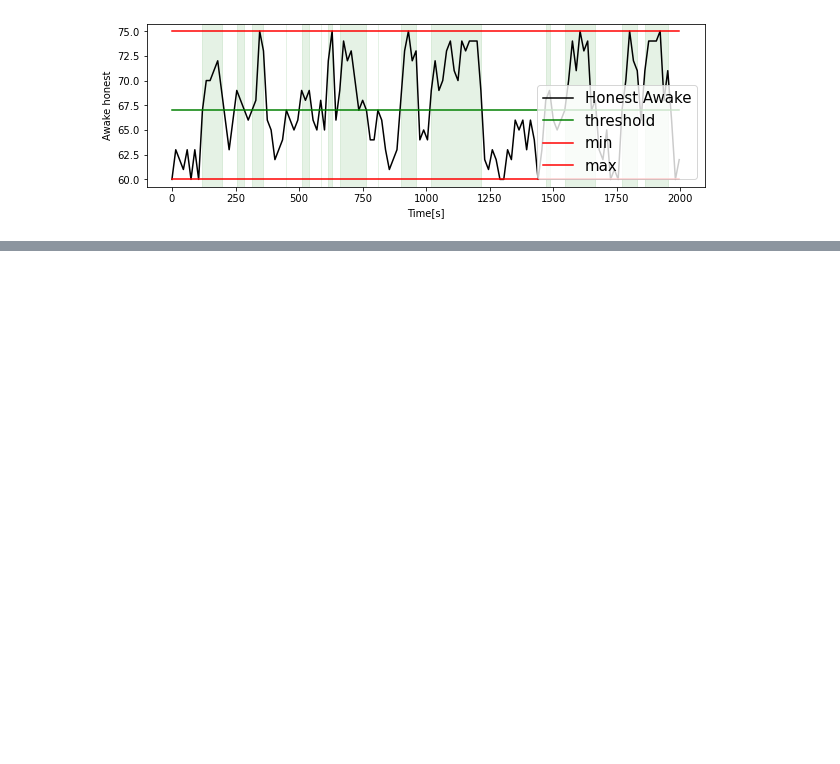
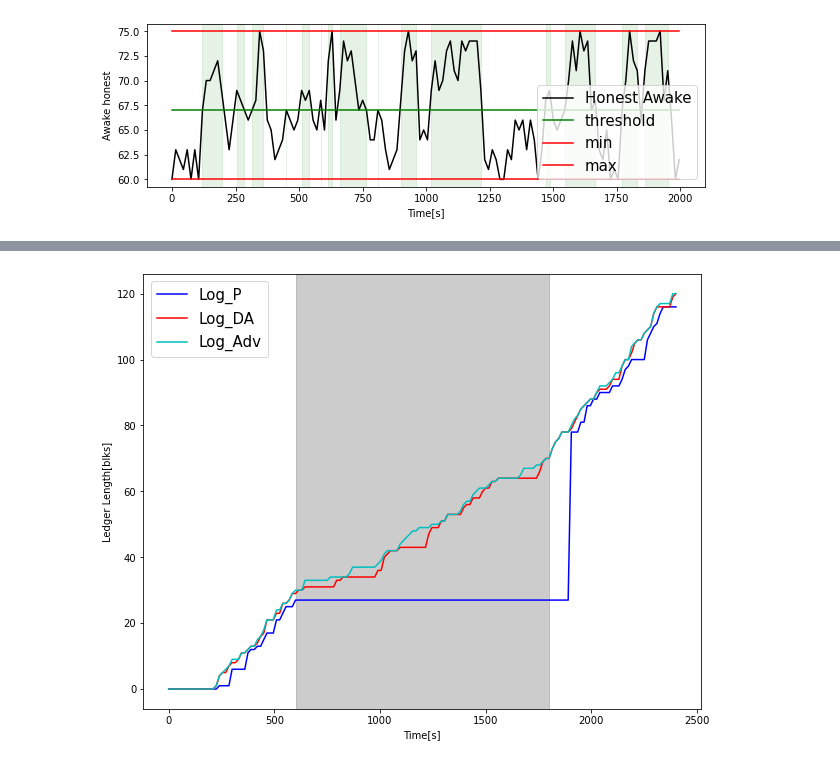
Before and after one commit to yajurahuja/ebbflow, a Jupyter notebook: plots/plots.ipynb, the cells around one changed output, grey strips where cells are left out. Saved outputs shown, nothing was run; the diff lists cells and outputs as text; code cells hidden in the pictures; blank space fills up the shorter version.

```diff
--- a/plots/plots.ipynb
+++ b/plots/plots.ipynb
@@ -96,0 +119,24 @@ No artists with labels found to put in legend.  Note that artists whose label st
+# %%
+#sim2
+plt.rcParams["figure.figsize"] = (10,8)
+datasim2 = np.loadtxt("sim2.txt")
+
+arrs = []
+curr = (-1, -1)
+
+[t, lp, lp_1, lp_2, lda, lda_1, lda_2, l_awake, l_asleep, l_adv] = datasim2.T
+
+# plt.plot(t, lp, color = 'r', linestyle = '--')
+# plt.plot(t, lda, color = 'c', linestyle = '-.')
+plt.plot(t, lp, color = 'b', label = 'Log_P')
+plt.plot(t, lda, color = 'r', label = 'Log_DA')
+plt.plot(t, l_adv, color = 'c', label = 'Log_Adv')
+# plt.plot(t, lp_a, color = 'r')
+# plt.plot(t, lp_b, color = 'g')
+plt.axvspan(600, 1800, alpha=0.4, color='grey')
+plt.xlabel('Time[s]')
+plt.ylabel('Ledger Length[blks]')
+plt.legend(loc=2, prop={'size': 15})
+plt.show()
+# %% [output]
+[figure, added]
```
Also changed, not shown: parts of 2 cells of this notebook, 3 other files.
